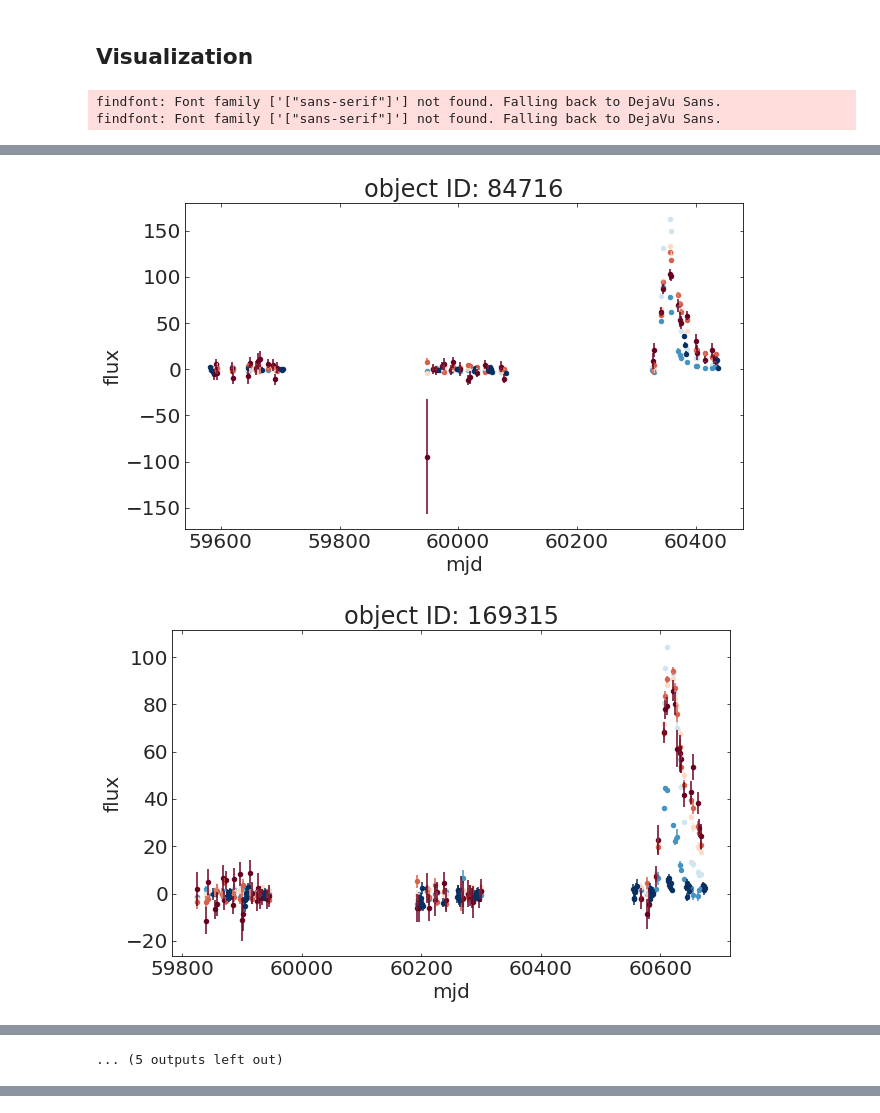
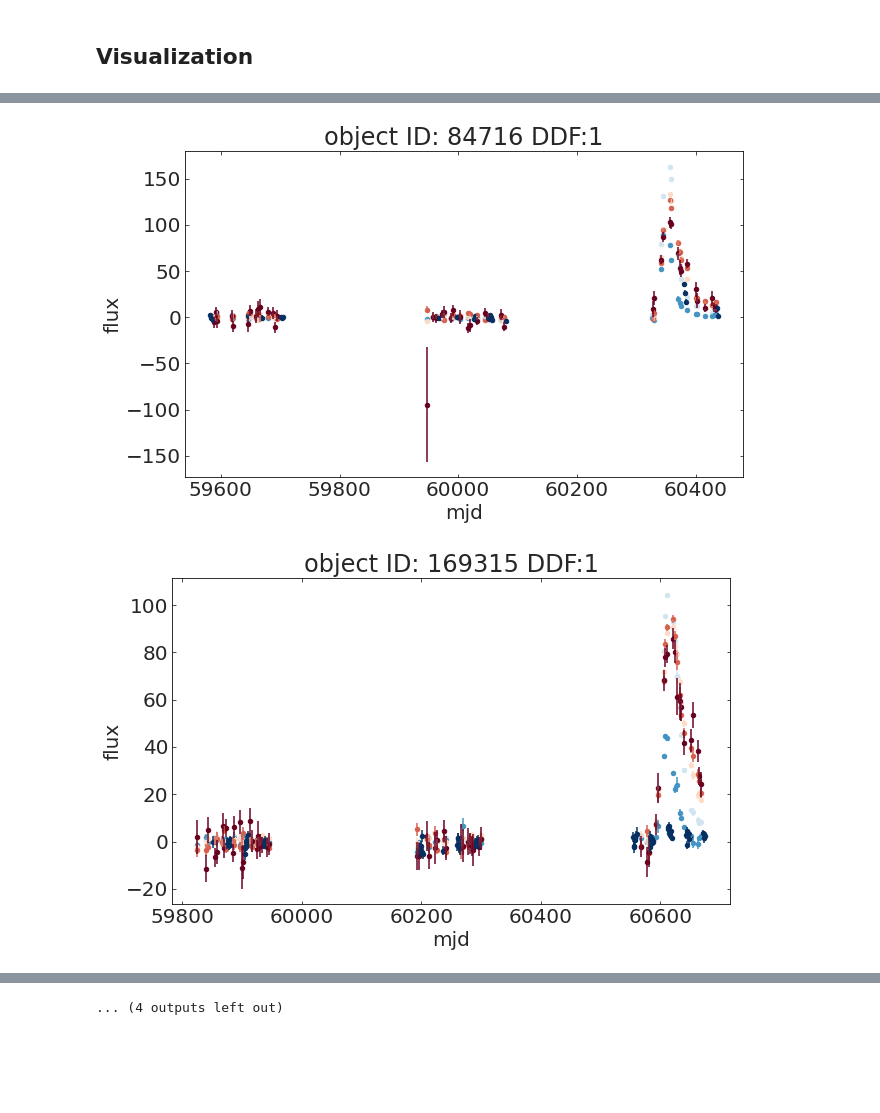
Before and after one commit to fedhere/LSSTsound, a Jupyter notebook: rubin_rhapsodies.ipynb, the cells around one changed output, grey strips where cells are left out. Drawn from its saved outputs; the diff is of its cells as text; code cells hidden in the pictures; blank space fills up the shorter version.

```diff
--- a/rubin_rhapsodies.ipynb
+++ b/rubin_rhapsodies.ipynb
@@ -115,10 +102,8 @@ norm_band = Normalize(vmin=bands.min(), vmax=bands.max())
 for obj in objects[::500]:
     ax = plt.figure().add_subplot(111)
     for band in bands:
-        lcvs[lcvs.object_id == obj][lcvs.passband == band].plot(x="mjd",
+        lcvs[(lcvs.object_id == obj) & (lcvs.passband == band)].plot(x="mjd",
                                             y="flux", yerr="flux_err", ax=ax, kind="scatter",
                                                                 color=plt.cm.RdBu_r(norm_band(band)))
-    plt.title("object ID: %d"%obj)
+    plt.title("object ID: %d DDF:%d"%(obj, metadata[metadata.object_id == obj].ddf_bool))
 # %% [output]
-findfont: Font family ['["sans-serif"]'] not found. Falling back to DejaVu Sans.
-findfont: Font family ['["sans-serif"]'] not found. Falling back to DejaVu Sans.
@@ -126,2 +111,2 @@ findfont: Font family ['["sans-serif"]'] not found. Falling back to DejaVu Sans.
-[figure, old version]
+[figure, new version]
-[figure, old version]
+[figure, new version]
@@ -136 +120,0 @@ findfont: Font family ['["sans-serif"]'] not found. Falling back to DejaVu Sans.
-... (5 outputs left out)
@@ -136,0 +122 @@ findfont: Font family ['["sans-serif"]'] not found. Falling back to DejaVu Sans.
+... (4 outputs left out)
```
Also changed, not shown: parts of 13 cells of this notebook.
